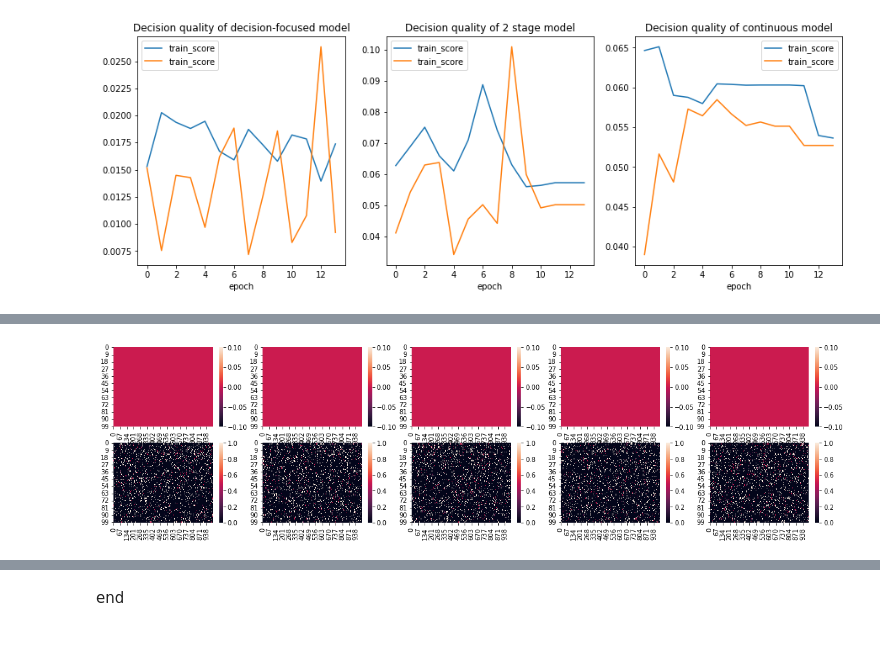
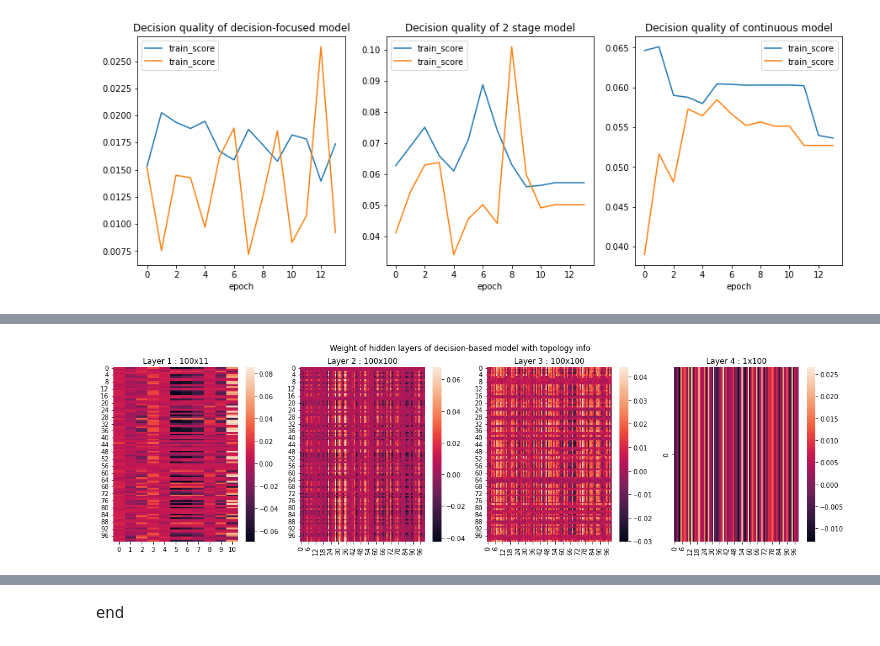
Before and after one commit to mario-michelessa/influence-maximization, a Jupyter notebook: decision_focused_learning_gpu/grd_main_twitter_gpu.ipynb, the cells around one changed output, grey strips where cells are left out. Saved outputs shown, nothing was run; the diff lists cells and outputs as text; code cells hidden in the pictures.

```diff
--- a/decision_focused_learning_gpu/grd_main_twitter_gpu.ipynb
+++ b/decision_focused_learning_gpu/grd_main_twitter_gpu.ipynb
@@ -441,5 +422,0 @@ for i, ax in enumerate(axn.flat):
-# %%
-fig,ax = plt.subplots(min(num_layers // 5, 1) , 5, figsize = (20,5))
-
-for i,ax in enumerate(ax.flat) :
-    sns.heatmap(net[2*i].weight.detach().cpu().numpy(), ax=ax)
@@ -448,11 +423,14 @@ for i,ax in enumerate(ax.flat) :
-# %%
-fig,ax = plt.subplots((num_layers // 5) , 5, figsize = (20,5))
-netcpu = copy.deepcopy(net).to('cpu')
-
-for i,ax in enumerate(ax.flat) :
-    if i < 5 :
-        sns.heatmap(netcpu(X_train[i]).view_as(Y_train[0]).detach(), ax=ax)
-    else :
-        sns.heatmap(Y_train[i-5], ax=ax)
-# %% [output]
-[figure, removed]
+# %%
+def print_hidden_layers(net, title) :
+    fig,ax = plt.subplots(1 , num_layers, figsize = (20,5))
+    plt.suptitle(title)
+
+    for i,ax in enumerate(ax.flat) :
+        weights = net[2*i].weight.detach().cpu().numpy()
+        sns.heatmap(weights, ax=ax)
+        ax.set_title(f'Layer {i + 1} : {weights.shape[0]}x{weights.shape[1]}')
+
+print_hidden_layers(net_df, 'Weight of hidden layers of decision-based model with topology info')
+print_hidden_layers(net_2s, 'Weight of hidden layers of 2 stage model with topology info')
+# %% [output]
+[figure, added]
```
Also changed, not shown: parts of 20 cells of this notebook, 9 other files.
